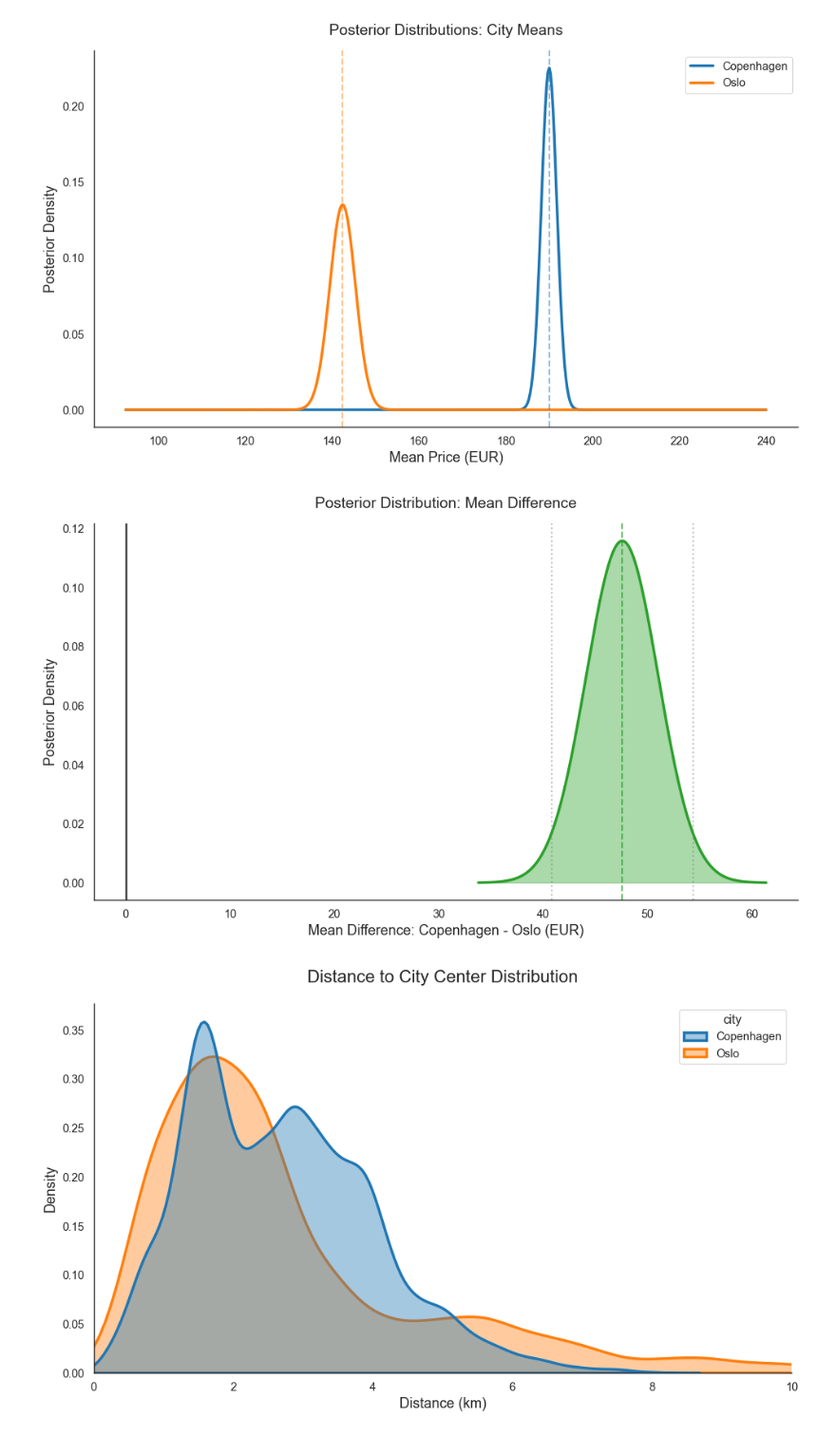
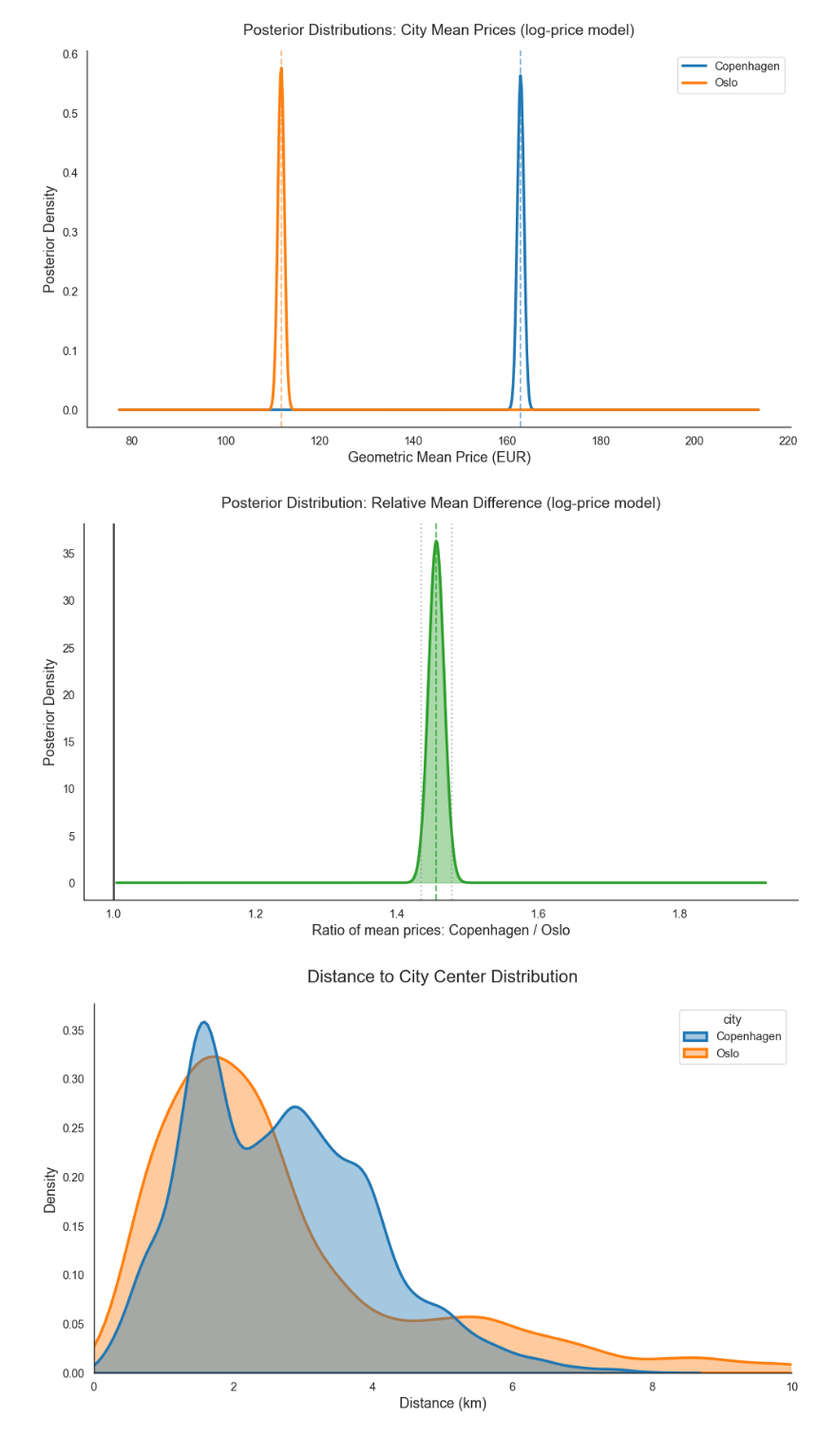
Before and after one commit to RichardKentos/advanced-stats, a Jupyter notebook: analysis/bayesian_analysis.ipynb, the cells around one changed output. Shown at 95% size. Drawn from its saved outputs; the diff is of its cells as text; code cells hidden in the pictures.

Commit message:
Log Price for Bayesian Analysis.

```diff
--- a/analysis/bayesian_analysis.ipynb
+++ b/analysis/bayesian_analysis.ipynb
@@ -21,10 +21,14 @@ df['price_eur'] = df.apply(
     else row['price_local'] * NOK_TO_EUR, axis=1
 )
 
-# Filter data
-dk_data = df[df['city'] == 'Copenhagen']['price_eur'].dropna()
-no_data = df[df['city'] == 'Oslo']['price_eur'].dropna()
+# NEW: keep only positive prices and take log
+df = df[df['price_eur'].notna() & (df['price_eur'] > 0)].copy()
+df['log_price_eur'] = np.log(df['price_eur'])
 
-print(f"Copenhagen: n={len(dk_data)}, mean={dk_data.mean():.2f} EUR, std={dk_data.std():.2f} EUR")
-print(f"Oslo: n={len(no_data)}, mean={no_data.mean():.2f} EUR, std={no_data.std():.2f} EUR")
+# IMPORTANT: Bayesian analysis now uses log(price_eur)
+dk_data = df[df['city'] == 'Copenhagen']['log_price_eur'].dropna()
+no_data = df[df['city'] == 'Oslo']['log_price_eur'].dropna()
+
+print(f"Copenhagen: n={len(dk_data)}, mean(log)={dk_data.mean():.4f}, std(log)={dk_data.std():.4f}")
+print(f"Oslo:       n={len(no_data)}, mean(log)={no_data.mean():.4f}, std(log)={no_data.std():.4f}")
 # %% [output]
@@ -127,48 +151,62 @@ tau0         mean_diff    CI_lower     CI_upper     P(diff>0)
 # %%
-# Plot 1: Posterior distributions for each city
+# Plot 1: Posterior distributions for each city (EUR scale via lognormal)
+
 plt.figure(figsize=(10, 6))
 
-x_range = np.linspace(min(mu_cph, mu_oslo) - 50, max(mu_cph, mu_oslo) + 50, 500)
-plt.plot(x_range, stats.norm.pdf(x_range, mu_cph, tau_cph),
-         label='Copenhagen', linewidth=2.5, color='#1f77b4')
-plt.plot(x_range, stats.norm.pdf(x_range, mu_oslo, tau_oslo),
-         label='Oslo', linewidth=2.5, color='#ff7f0e')
-plt.axvline(mu_cph, color='#1f77b4', linestyle='--', alpha=0.5, linewidth=1.5)
-plt.axvline(mu_oslo, color='#ff7f0e', linestyle='--', alpha=0.5, linewidth=1.5)
+# x range in EUR
+x_range = np.linspace(
+    min(ci_oslo_eur[0], ci_cph_eur[0]) * 0.7,
+    max(ci_oslo_eur[1], ci_cph_eur[1]) * 1.3,
+    600
+)
 
-plt.xlabel('Mean Price (EUR)', fontsize=13)
+# If mu ~ Normal(mu, tau), then exp(mu) ~ LogNormal(s=tau, scale=exp(mu))
+pdf_cph = stats.lognorm.pdf(x_range, s=tau_cph, scale=np.exp(mu_cph))
+pdf_osl = stats.lognorm.pdf(x_range, s=tau_oslo, scale=np.exp(mu_oslo))
+
+plt.plot(x_range, pdf_cph, label='Copenhagen', linewidth=2.5, color='#1f77b4')
+plt.plot(x_range, pdf_osl, label='Oslo', linewidth=2.5, color='#ff7f0e')
+
+plt.axvline(np.exp(mu_cph), color='#1f77b4', linestyle='--', alpha=0.5, linewidth=1.5)
+plt.axvline(np.exp(mu_oslo), color='#ff7f0e', linestyle='--', alpha=0.5, linewidth=1.5)
+
+plt.xlabel('Geometric Mean Price (EUR)', fontsize=13)
 plt.ylabel('Posterior Density', fontsize=13)
-plt.title('Posterior Distributions: City Means', fontsize=14, pad=15)
+plt.title('Posterior Distributions: City Mean Prices (log-price model)', fontsize=14, pad=15)
 plt.legend(loc='upper right')
 sns.despine()
 plt.tight_layout()
 plt.savefig('posterior_city_means.png', dpi=300, bbox_inches='tight')
 plt.show()
 # %% [output]
-[figure, old version]
+[figure, new version]
 # %%
-# Plot 2: Posterior distribution for the difference
+# Plot 2: Posterior distribution for the relative difference (ratio)
+
 plt.figure(figsize=(10, 6))
 
-delta_range = np.linspace(mu_delta - 4*tau_delta, mu_delta + 4*tau_delta, 500)
-plt.fill_between(delta_range, stats.norm.pdf(delta_range, mu_delta, tau_delta),
-                 alpha=0.4, color='#2ca02c')
-plt.plot(delta_range, stats.norm.pdf(delta_range, mu_delta, tau_delta),
-         linewidth=2.5, color='#2ca02c')
-plt.axvline(0, color='black', linestyle='-', linewidth=2, alpha=0.7)
-plt.axvline(mu_delta, color='#2ca02c', linestyle='--', linewidth=1.5, alpha=0.7)
-plt.axvline(ci_delta[0], color='gray', linestyle=':', linewidth=1.5, alpha=0.5)
-plt.axvline(ci_delta[1], color='gray', linestyle=':', linewidth=1.5, alpha=0.5)
+ratio_range = np.linspace(ratio_ci[0] * 0.7, ratio_ci[1] * 1.3, 600)
 
-plt.xlabel('Mean Difference: Copenhagen - Oslo (EUR)', fontsize=13)
+# ratio = exp(delta_log) where delta_log ~ Normal(mu_delta, tau_delta)
+pdf_ratio = stats.lognorm.pdf(ratio_range, s=tau_delta, scale=np.exp(mu_delta))
+
+plt.fill_between(ratio_range, pdf_ratio, alpha=0.4, color='#2ca02c')
+plt.plot(ratio_range, pdf_ratio, linewidth=2.5, color='#2ca02c')
+
+plt.axvline(1, color='black', linestyle='-', linewidth=2, alpha=0.7)
+plt.axvline(ratio_median, color='#2ca02c', linestyle='--', linewidth=1.5, alpha=0.7)
+plt.axvline(ratio_ci[0], color='gray', linestyle=':', linewidth=1.5, alpha=0.5)
+plt.axvline(ratio_ci[1], color='gray', linestyle=':', linewidth=1.5, alpha=0.5)
+
+plt.xlabel('Ratio of mean prices: Copenhagen / Oslo', fontsize=13)
 plt.ylabel('Posterior Density', fontsize=13)
-plt.title('Posterior Distribution: Mean Difference', fontsize=14, pad=15)
+plt.title('Posterior Distribution: Relative Mean Difference (log-price model)', fontsize=14, pad=15)
 sns.despine()
 plt.tight_layout()
 plt.savefig('posterior_difference.png', dpi=300, bbox_inches='tight')
 plt.show()
 # %% [output]
-[figure, old version]
+[figure, new version]
 # %%
 # Plot 3: Distance to center distribution
 df_sub = df[df['city'].isin(['Copenhagen', 'Oslo'])].copy()
```
Also changed, not shown: parts of 3 cells of this notebook, 3 other files.
